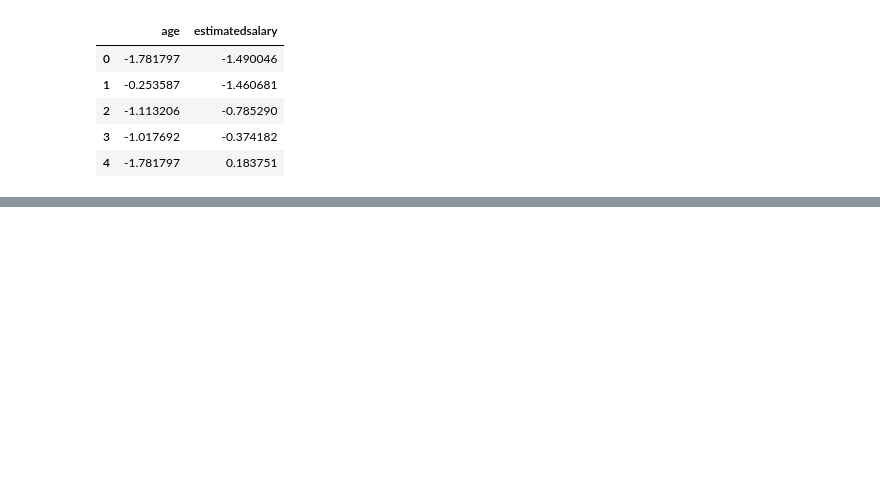
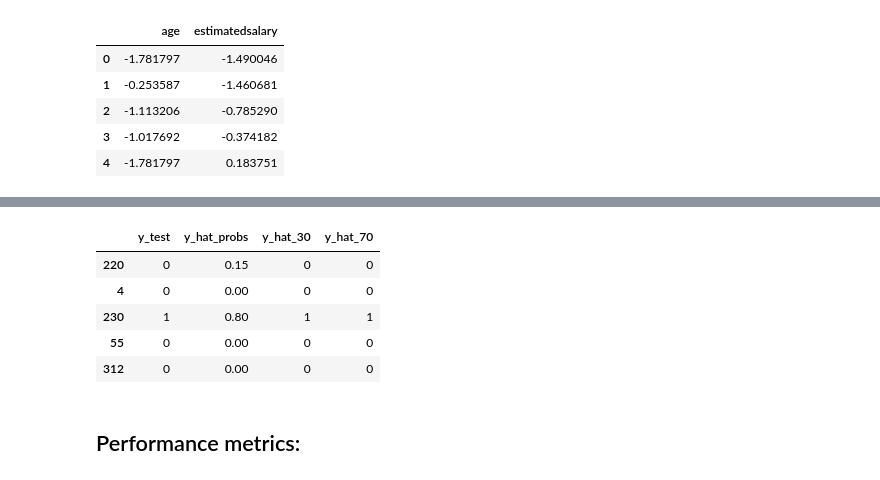
Before and after one commit to TeslimAdeyanju/Fork5-Machine_Learning-USU, a Jupyter notebook: Lectures and codes/Module 8- KNN/python/Teslim_KNN_classification.ipynb, the cells around one changed output, grey strips where cells are left out. Cells and saved outputs as stored; diff of their text form; code cells hidden in the pictures; blank space fills up the shorter version.

```diff
--- a/Lectures and codes/Module 8- KNN/python/Teslim_KNN_classification.ipynb
+++ b/Lectures and codes/Module 8- KNN/python/Teslim_KNN_classification.ipynb
@@ -238,0 +283,17 @@ df
+# %%
+y_hat_30 = np.where(y_hat_probs>0.3,1,0)
+y_hat_70 = np.where(y_hat_probs>0.7,1,0)
+# %%
+# let's put all the predictions together in a data frame.
+df_predictions = pd.DataFrame({'y_test':y_test, 'y_hat_probs':y_hat_probs,
+                               'y_hat_30':y_hat_30, 'y_hat_70':y_hat_70})
+df_predictions.head()
+# %% [output]
+|  | y_test | y_hat_probs | y_hat_30 | y_hat_70 |
+| 220 | 0 | 0.15 | 0 | 0 |
+| 4 | 0 | 0.00 | 0 | 0 |
+| 230 | 1 | 0.80 | 1 | 1 |
+| 55 | 0 | 0.00 | 0 | 0 |
+| 312 | 0 | 0.00 | 0 | 0 |
+# %% [markdown]
+## Performance metrics:
```
Also changed, not shown: parts of 19 cells of this notebook.
